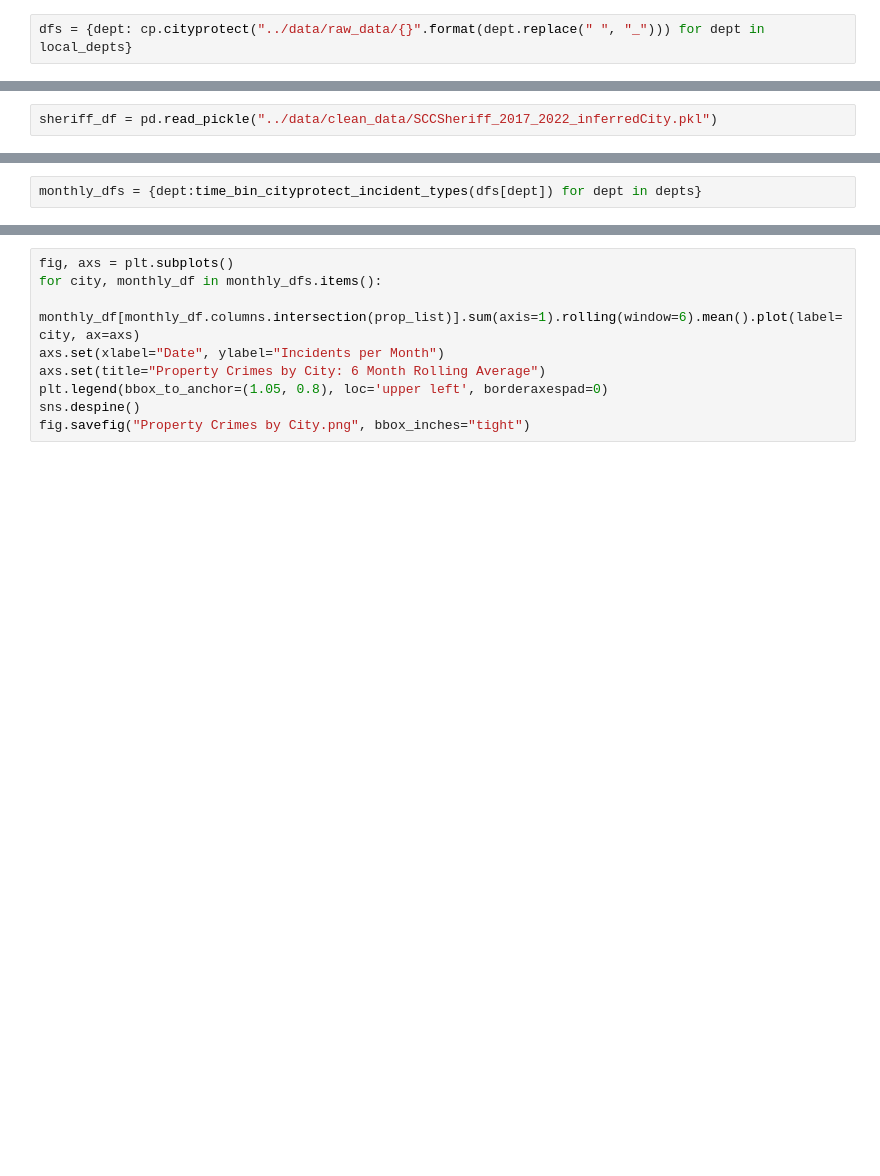
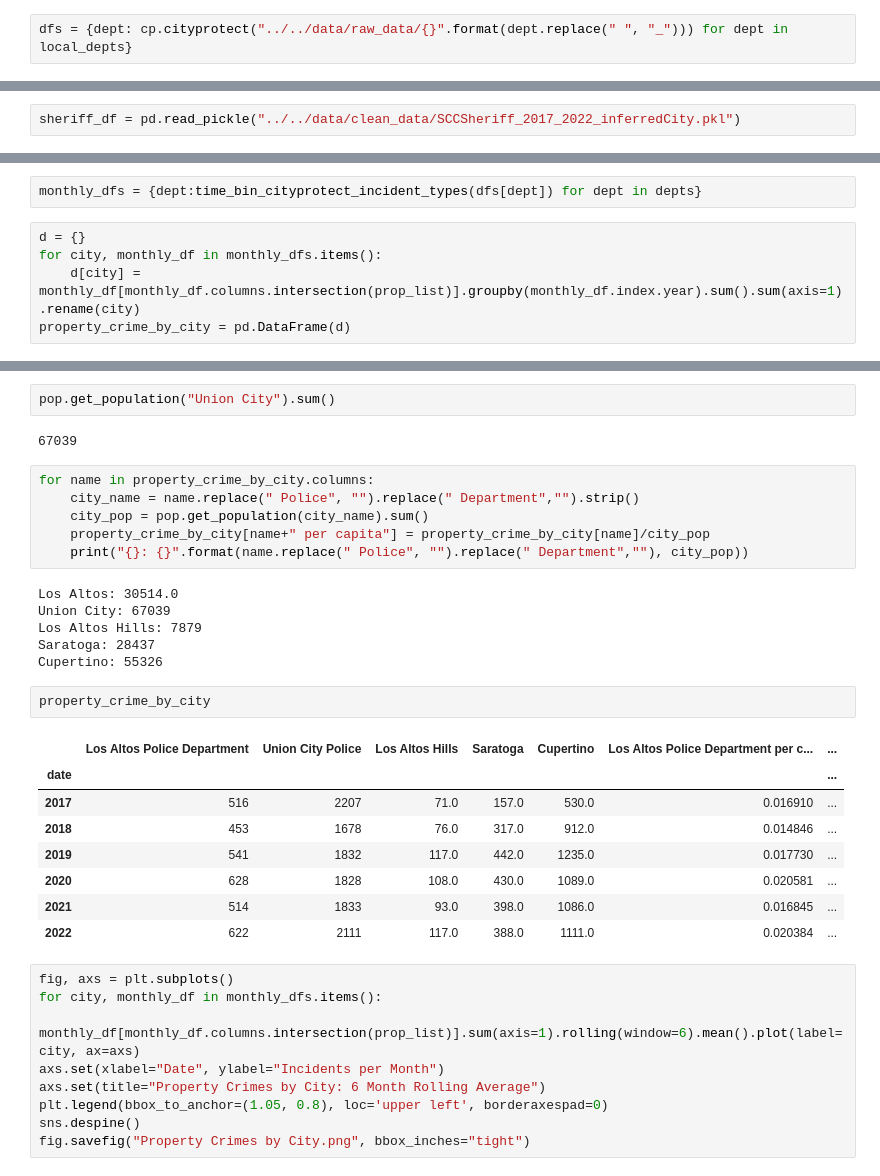
Before and after one commit to sdamerdji/police_racial_profiling, a Jupyter notebook: notebooks/blog_analyses/IsCrimeHigh-20231002.ipynb, the cells around one changed output, grey strips where cells are left out. Cells and saved outputs as stored; diff of their text form; blank space fills up the shorter version.

```diff
--- a/notebooks/blog_analyses/IsCrimeHigh-20231002.ipynb
+++ b/notebooks/blog_analyses/IsCrimeHigh-20231002.ipynb
@@ -23,5 +25,5 @@ sheriff_cities = ["Los Altos Hills",
 # %%
 depts = local_depts + sheriff_cities
 # %%
-dfs = {dept: cp.cityprotect("../data/raw_data/{}".format(dept.replace(" ", "_"))) for dept in local_depts}
+dfs = {dept: cp.cityprotect("../../data/raw_data/{}".format(dept.replace(" ", "_"))) for dept in local_depts}
 # %% [output]
@@ -30,8 +32,13 @@ TypeError: NDFrame._add_numeric_operations.<locals>.any() takes 1 positional arg
 # %%
-sheriff_df = pd.read_pickle("../data/clean_data/SCCSheriff_2017_2022_inferredCity.pkl")
+sheriff_df = pd.read_pickle("../../data/clean_data/SCCSheriff_2017_2022_inferredCity.pkl")
 # %%
 sheriff_df = cp.reclassify_incidents(sheriff_df)
 # %%
 dfs.update({city:sheriff_df[sheriff_df["inferredCity"]==city] for city in sheriff_cities})
 # %%
 monthly_dfs = {dept:time_bin_cityprotect_incident_types(dfs[dept]) for dept in depts}
+# %%
+d = {}
+for city, monthly_df in monthly_dfs.items():
+    d[city] = monthly_df[monthly_df.columns.intersection(prop_list)].groupby(monthly_df.index.year).sum().sum(axis=1).rename(city)
+property_crime_by_city = pd.DataFrame(d)
@@ -38,3 +56,30 @@ monthly_dfs = {dept:time_bin_cityprotect_incident_types(dfs[dept]) for dept in d
+# %%
+pop.get_population("Union City").sum()
+# %% [output]
+67039
+# %%
+for name in property_crime_by_city.columns:
+    city_name = name.replace(" Police", "").replace(" Department","").strip()
+    city_pop = pop.get_population(city_name).sum()
+    property_crime_by_city[name+" per capita"] = property_crime_by_city[name]/city_pop
+    print("{}: {}".format(name.replace(" Police", "").replace(" Department",""), city_pop))
+# %% [output]
+Los Altos: 30514.0
+Union City: 67039
+Los Altos Hills: 7879
+Saratoga: 28437
+Cupertino: 55326
+# %%
+property_crime_by_city
+# %% [output]
+|  | Los Altos Police Department | Union City Police | Los Altos Hills | Saratoga | Cupertino | Los Altos Police Department per c... | ... |
+| date |  |  |  |  |  |  | ... |
+| 2017 | 516 | 2207 | 71.0 | 157.0 | 530.0 | 0.016910 | ... |
+| 2018 | 453 | 1678 | 76.0 | 317.0 | 912.0 | 0.014846 | ... |
+| 2019 | 541 | 1832 | 117.0 | 442.0 | 1235.0 | 0.017730 | ... |
+| 2020 | 628 | 1828 | 108.0 | 430.0 | 1089.0 | 0.020581 | ... |
+| 2021 | 514 | 1833 | 93.0 | 398.0 | 1086.0 | 0.016845 | ... |
+| 2022 | 622 | 2111 | 117.0 | 388.0 | 1111.0 | 0.020384 | ... |
 # %%
 fig, axs = plt.subplots()
 for city, monthly_df in monthly_dfs.items():
```
Also changed, not shown: parts of 5 cells of this notebook, 2 other files.
